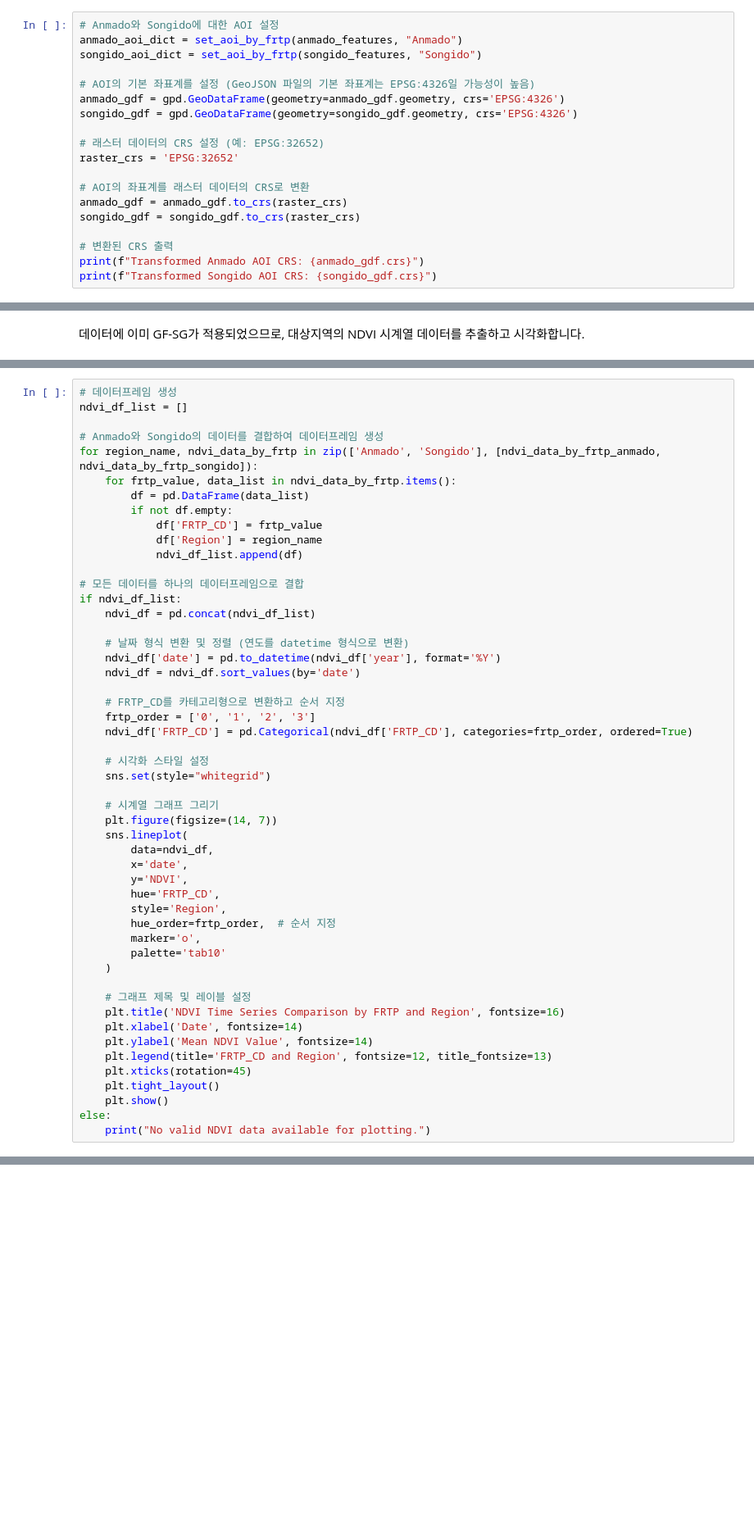
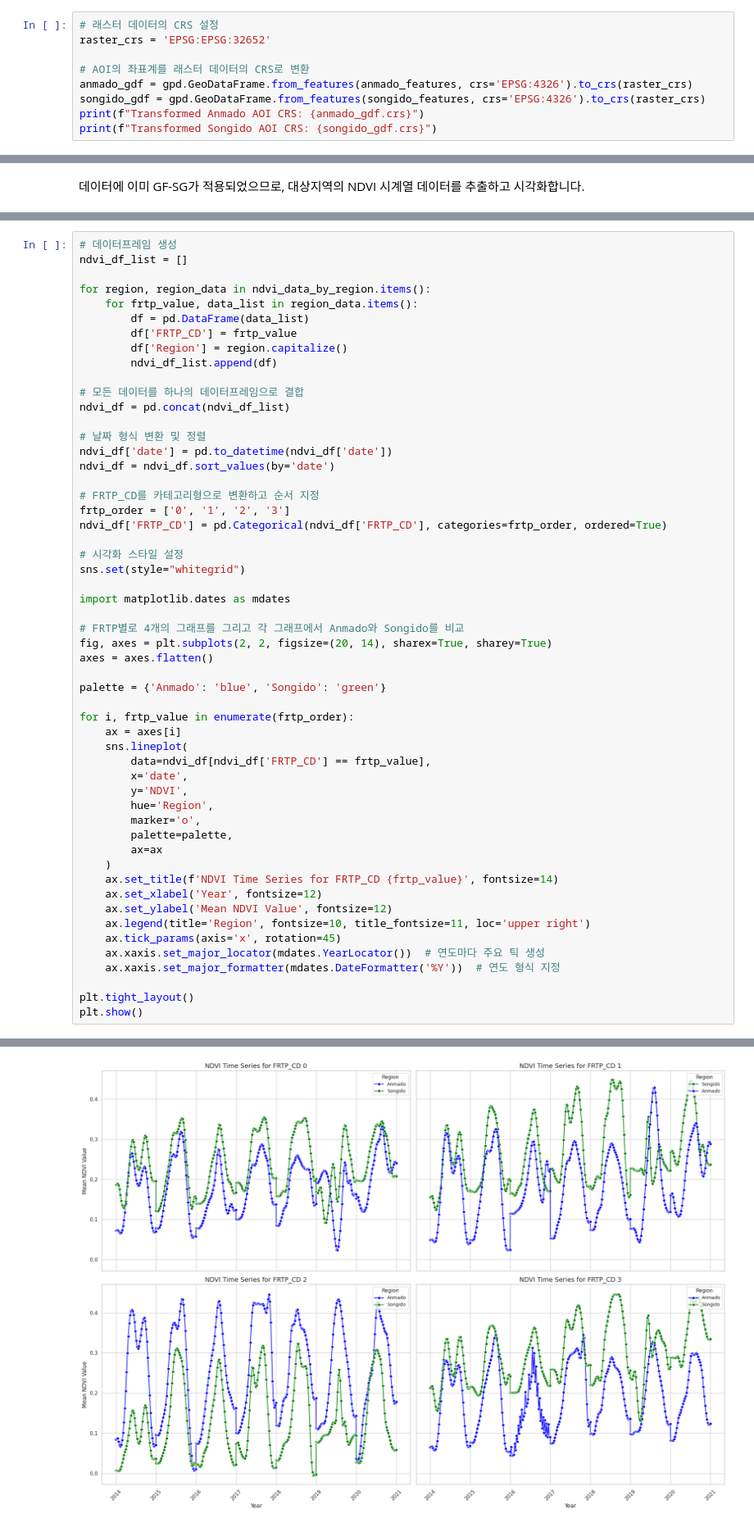
Before and after one commit to jjangmo91/Cervus-nippon_Anmado-Is., a Jupyter notebook: GF_SG_test2.ipynb, the cells around one changed output, grey strips where cells are left out. Shown at 82% size. Cells and saved outputs as stored; diff of their text form; blank space fills up the shorter version.

```diff
--- a/GF_SG_test2.ipynb
+++ b/GF_SG_test2.ipynb
@@ -151,22 +153,12 @@ def set_aoi_by_frtp(features, region_name):
 # %% [markdown]
 래스터 데이터의 CRS를 AOI 좌표계와 일치시켜줍니다.
 # %%
-# Anmado와 Songido에 대한 AOI 설정
-anmado_aoi_dict = set_aoi_by_frtp(anmado_features, "Anmado")
-songido_aoi_dict = set_aoi_by_frtp(songido_features, "Songido")
-
-# AOI의 기본 좌표계를 설정 (GeoJSON 파일의 기본 좌표계는 EPSG:4326일 가능성이 높음)
-anmado_gdf = gpd.GeoDataFrame(geometry=anmado_gdf.geometry, crs='EPSG:4326')
-songido_gdf = gpd.GeoDataFrame(geometry=songido_gdf.geometry, crs='EPSG:4326')
-
-# 래스터 데이터의 CRS 설정 (예: EPSG:32652)
-raster_crs = 'EPSG:32652'
+# 래스터 데이터의 CRS 설정
+raster_crs = 'EPSG:EPSG:32652'
 
 # AOI의 좌표계를 래스터 데이터의 CRS로 변환
-anmado_gdf = anmado_gdf.to_crs(raster_crs)
-songido_gdf = songido_gdf.to_crs(raster_crs)
-
-# 변환된 CRS 출력
+anmado_gdf = gpd.GeoDataFrame.from_features(anmado_features, crs='EPSG:4326').to_crs(raster_crs)
+songido_gdf = gpd.GeoDataFrame.from_features(songido_features, crs='EPSG:4326').to_crs(raster_crs)
 print(f"Transformed Anmado AOI CRS: {anmado_gdf.crs}")
 print(f"Transformed Songido AOI CRS: {songido_gdf.crs}")
 # %% [output]
@@ -287,51 +242,54 @@ if not files_df.empty:
 # 데이터프레임 생성
 ndvi_df_list = []
 
-# Anmado와 Songido의 데이터를 결합하여 데이터프레임 생성
-for region_name, ndvi_data_by_frtp in zip(['Anmado', 'Songido'], [ndvi_data_by_frtp_anmado, ndvi_data_by_frtp_songido]):
-    for frtp_value, data_list in ndvi_data_by_frtp.items():
+for region, region_data in ndvi_data_by_region.items():
+    for frtp_value, data_list in region_data.items():
         df = pd.DataFrame(data_list)
-        if not df.empty:
-            df['FRTP_CD'] = frtp_value
-            df['Region'] = region_name
-            ndvi_df_list.append(df)
+        df['FRTP_CD'] = frtp_value
+        df['Region'] = region.capitalize()
+        ndvi_df_list.append(df)
 
 # 모든 데이터를 하나의 데이터프레임으로 결합
-if ndvi_df_list:
-    ndvi_df = pd.concat(ndvi_df_list)
+ndvi_df = pd.concat(ndvi_df_list)
 
-    # 날짜 형식 변환 및 정렬 (연도를 datetime 형식으로 변환)
-    ndvi_df['date'] = pd.to_datetime(ndvi_df['year'], format='%Y')
-    ndvi_df = ndvi_df.sort_values(by='date')
+# 날짜 형식 변환 및 정렬
+ndvi_df['date'] = pd.to_datetime(ndvi_df['date'])
+ndvi_df = ndvi_df.sort_values(by='date')
 
-    # FRTP_CD를 카테고리형으로 변환하고 순서 지정
-    frtp_order = ['0', '1', '2', '3']
-    ndvi_df['FRTP_CD'] = pd.Categorical(ndvi_df['FRTP_CD'], categories=frtp_order, ordered=True)
+# FRTP_CD를 카테고리형으로 변환하고 순서 지정
+frtp_order = ['0', '1', '2', '3']
+ndvi_df['FRTP_CD'] = pd.Categorical(ndvi_df['FRTP_CD'], categories=frtp_order, ordered=True)
 
-    # 시각화 스타일 설정
-    sns.set(style="whitegrid")
+# 시각화 스타일 설정
+sns.set(style="whitegrid")
 
-    # 시계열 그래프 그리기
-    plt.figure(figsize=(14, 7))
+import matplotlib.dates as mdates
+
+# FRTP별로 4개의 그래프를 그리고 각 그래프에서 Anmado와 Songido를 비교
+fig, axes = plt.subplots(2, 2, figsize=(20, 14), sharex=True, sharey=True)
+axes = axes.flatten()
+
+palette = {'Anmado': 'blue', 'Songido': 'green'}
+
+for i, frtp_value in enumerate(frtp_order):
+    ax = axes[i]
     sns.lineplot(
-        data=ndvi_df,
+        data=ndvi_df[ndvi_df['FRTP_CD'] == frtp_value],
         x='date',
         y='NDVI',
-        hue='FRTP_CD',
-        style='Region',
-        hue_order=frtp_order,  # 순서 지정
+        hue='Region',
         marker='o',
-        palette='tab10'
+        palette=palette,
+        ax=ax
     )
+    ax.set_title(f'NDVI Time Series for FRTP_CD {frtp_value}', fontsize=14)
+    ax.set_xlabel('Year', fontsize=12)
+    ax.set_ylabel('Mean NDVI Value', fontsize=12)
+    ax.legend(title='Region', fontsize=10, title_fontsize=11, loc='upper right')
+    ax.tick_params(axis='x', rotation=45)
+    ax.xaxis.set_major_locator(mdates.YearLocator())  # 연도마다 주요 틱 생성
+    ax.xaxis.set_major_formatter(mdates.DateFormatter('%Y'))  # 연도 형식 지정
 
-    # 그래프 제목 및 레이블 설정
-    plt.title('NDVI Time Series Comparison by FRTP and Region', fontsize=16)
-    plt.xlabel('Date', fontsize=14)
-    plt.ylabel('Mean NDVI Value', fontsize=14)
-    plt.legend(title='FRTP_CD and Region', fontsize=12, title_fontsize=13)
-    plt.xticks(rotation=45)
-    plt.tight_layout()
-    plt.show()
-else:
-    print("No valid NDVI data available for plotting.")
+plt.tight_layout()
+plt.show()
 # %% [output]
@@ -338,0 +296 @@ No valid NDVI data available for plotting.
+[figure, added]
```
Also changed, not shown: parts of 6 cells of this notebook.
